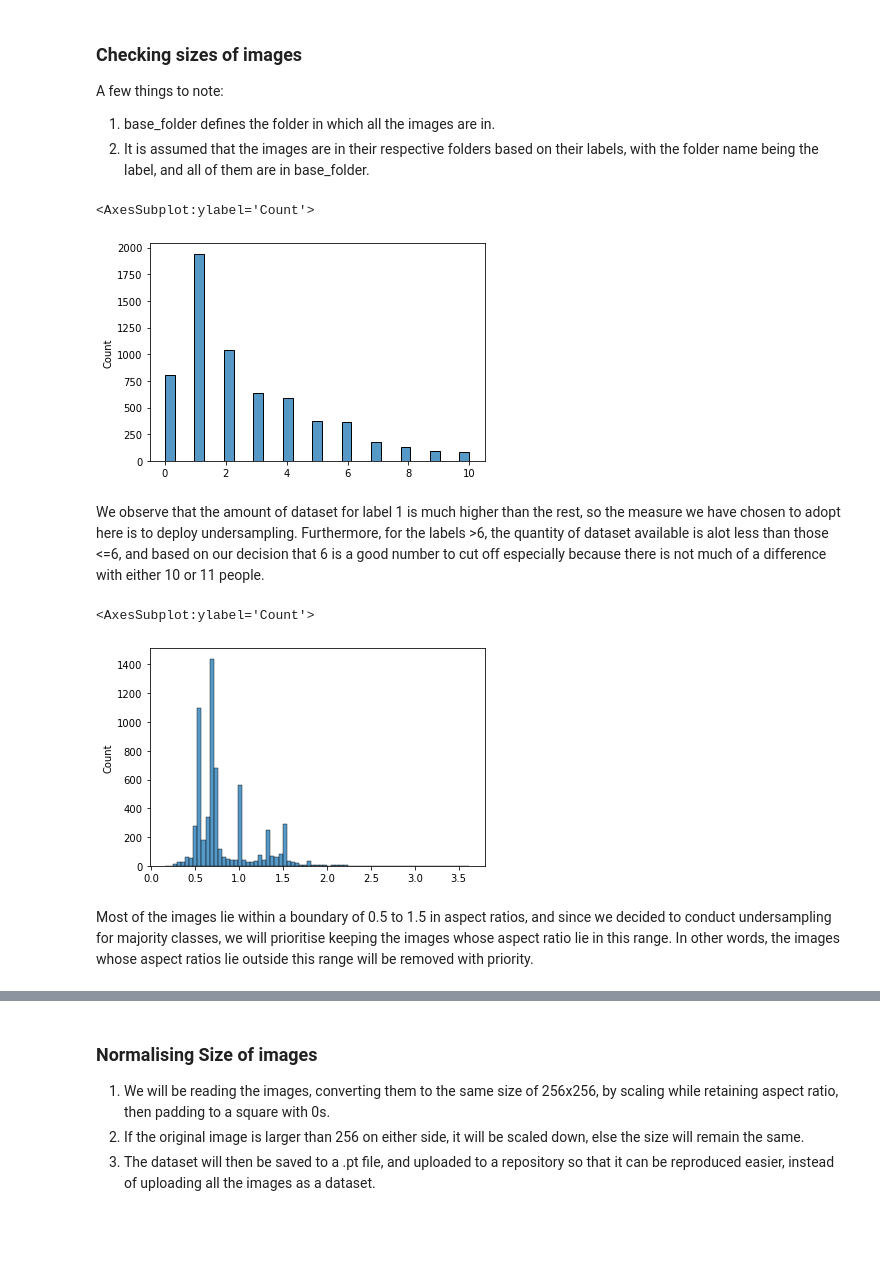
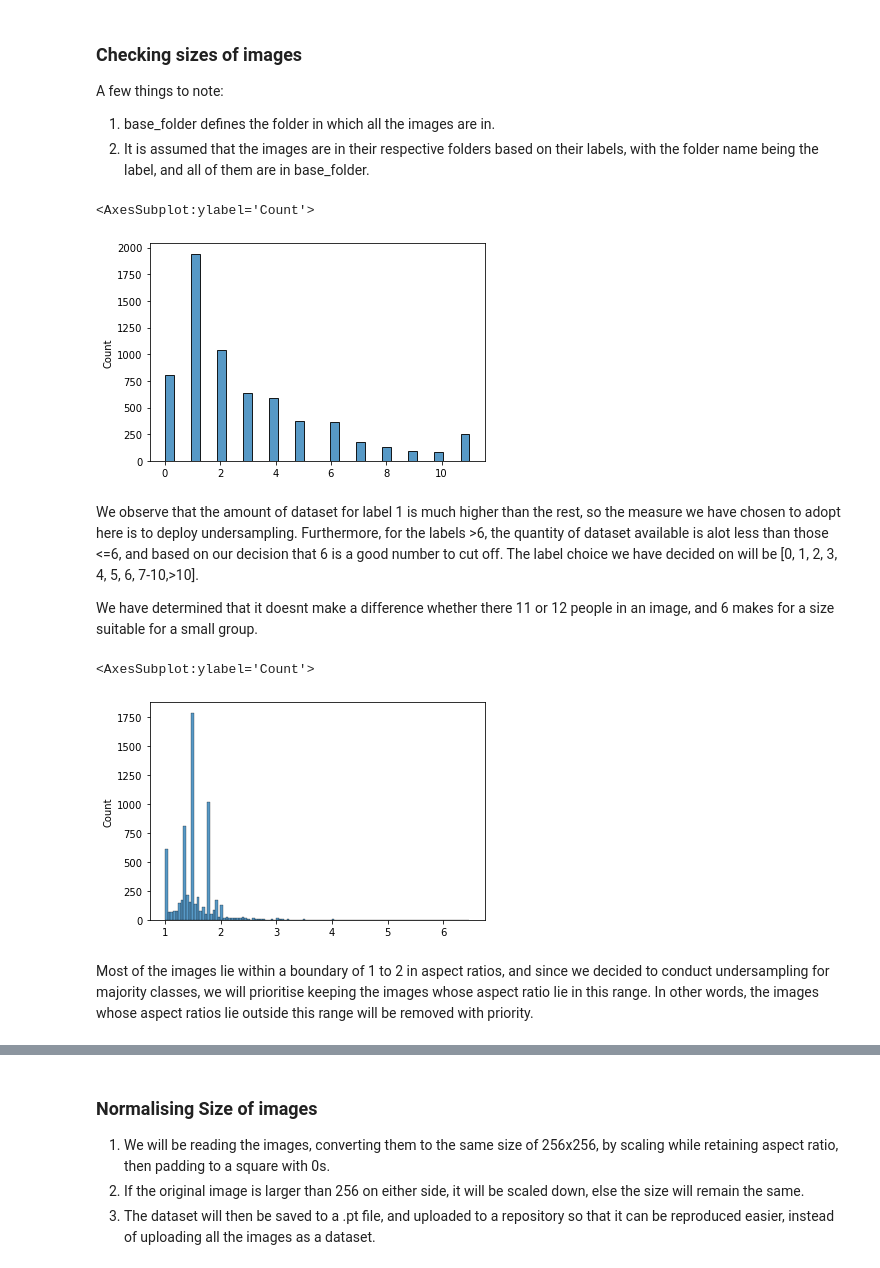
Before and after one commit to ClementNgZiQian/CS4243_2122S2_Project, a Jupyter notebook: CS4243 Project.ipynb, the cells around one changed output, grey strips where cells are left out. Cells and saved outputs as stored; diff of their text form; code cells hidden in the pictures; blank space fills up the shorter version.

Commit message:
Changed image filtering

```diff
--- a/CS4243 Project.ipynb
+++ b/CS4243 Project.ipynb
@@ -34,36 +34,43 @@ A few things to note:
 1. base_folder defines the folder in which all the images are in.
 2. It is assumed that the images are in their respective folders based on their labels, with the folder name being the label, and all of them are in base_folder.
 # %%
-base_folder = './dataset'
+base_folder = './dataset-raw'
 classes = os.listdir(base_folder)
+classes.remove('Unusable')
 classes = [int(i) for i in classes]
 classes.sort()
 # %%
-def dataset_stats():
+def dataset_stats(classes):
     stats = []
-    classes_ = [i for i in classes if i < 11]
-    for class_ in classes_:
+    for class_ in classes:
         folder_path = f'{base_folder}/{class_}'
         files = os.listdir(folder_path)
+        files.sort()
         for file in files:
-            im = Image.open(f'{folder_path}/{file}')
+            file_path = f'{folder_path}/{file}'
+            im = Image.open(file_path)
             size = im.size
-            stats.append(size + (class_,))
+            stats.append(size + (min(class_, 11), file_path))
     return np.array(stats)
 # %%
-stats = dataset_stats()
+stats = dataset_stats(classes)
 # %%
 sns.histplot(x=stats[:, 2])
 # %% [output]
 <AxesSubplot:ylabel='Count'>
-[figure, old version]
+[figure, new version]
 # %% [markdown]
-We observe that the amount of dataset for label 1 is much higher than the rest, so the measure we have chosen to adopt here is to deploy undersampling. Furthermore, for the labels >6, the quantity of dataset available is alot less than those <=6, and based on our decision that 6 is a good number to cut off especially because there is not much of a difference with either 10 or 11 people.
+We observe that the amount of dataset for label 1 is much higher than the rest, so the measure we have chosen to adopt here is to deploy undersampling. Furthermore, for the labels >6, the quantity of dataset available is alot less than those <=6, and based on our decision that 6 is a good number to cut off. The label choice we have decided on will be [0, 1, 2, 3, 4, 5, 6, 7-10,>10].
+
+We have determined that it doesnt make a difference whether there 11 or 12 people in an image, and 6 makes for a size suitable for a small group.
+# %%
+def ratio(stats):
+    return stats[:, 0:2].max(axis=1) / stats[:, 0:2].min(axis=1)
 # %%
-ratios = stats[:, 1] / stats[:, 0]
+ratios = ratio(stats)
 sns.histplot(x=ratios)
 # %% [output]
 <AxesSubplot:ylabel='Count'>
-[figure, old version]
+[figure, new version]
 # %% [markdown]
-Most of the images lie within a boundary of 0.5 to 1.5 in aspect ratios, and since we decided to conduct undersampling for majority classes, we will prioritise keeping the images whose aspect ratio lie in this range. In other words, the images whose aspect ratios lie outside this range will be removed with priority.
+Most of the images lie within a boundary of 1 to 2 in aspect ratios, and since we decided to conduct undersampling for majority classes, we will prioritise keeping the images whose aspect ratio lie in this range. In other words, the images whose aspect ratios lie outside this range will be removed with priority.
```
Also changed, not shown: parts of 24 cells of this notebook.
